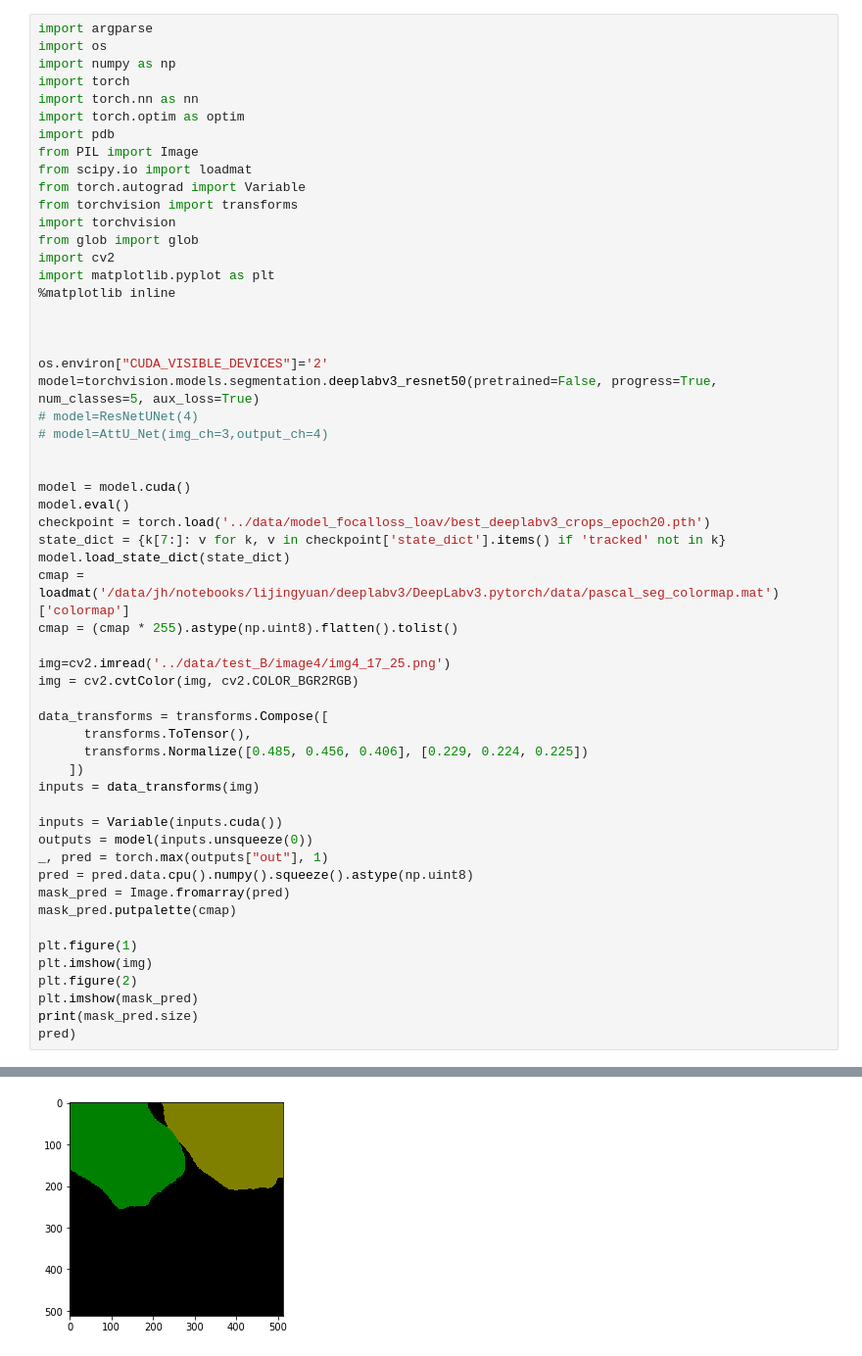
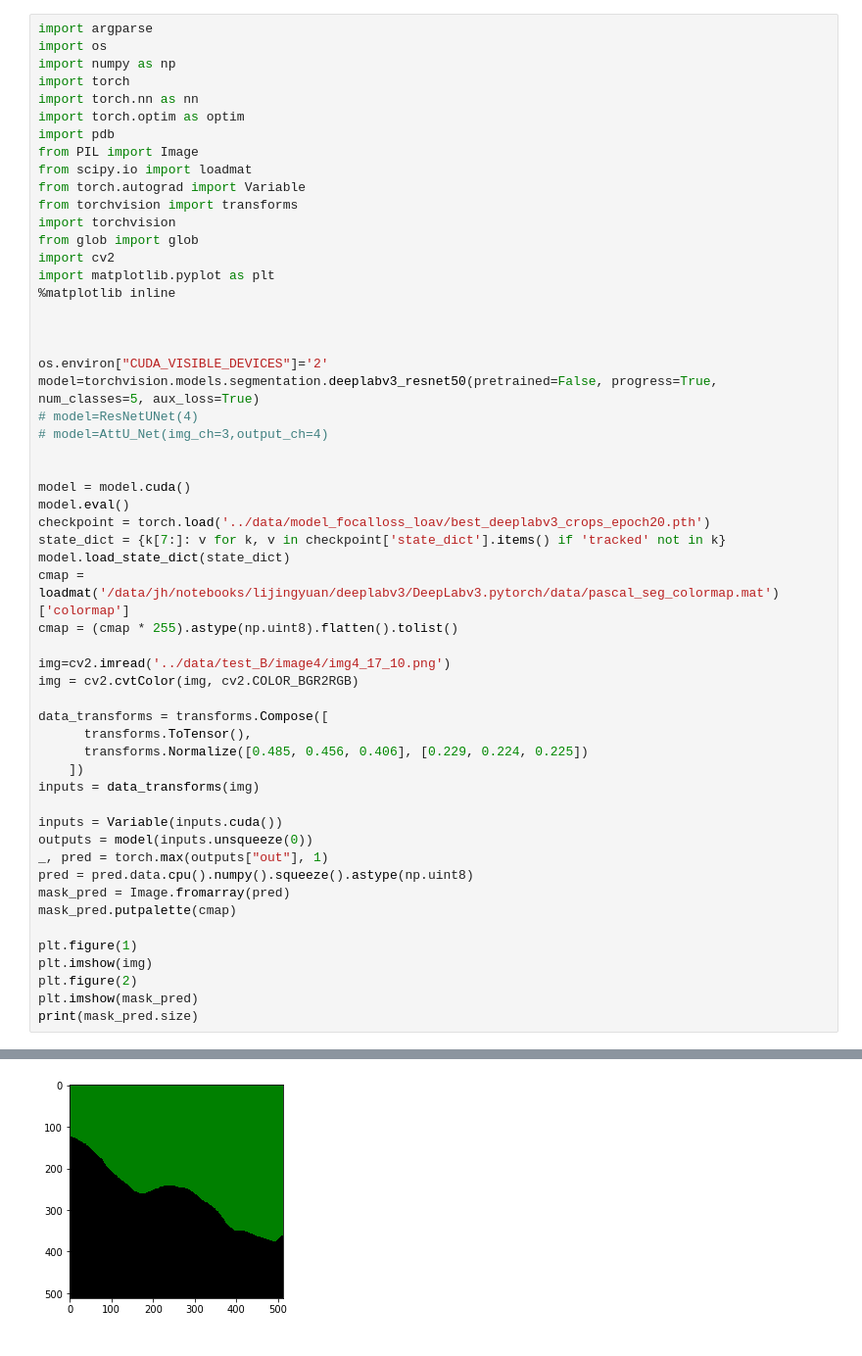
Before and after one commit to Lmoer/tianchi-agricultural-semantic-segmentation, a Jupyter notebook: CRF/CRF后处理.ipynb, the cells around one changed output, grey strips where cells are left out. Shown: that part at 98% size. Cells and saved outputs as stored; diff of their text form.

```diff
--- a/CRF/CRF后处理.ipynb
+++ b/CRF/CRF后处理.ipynb
@@ -32,7 +32,7 @@ model.load_state_dict(state_dict)
 cmap = loadmat('/data/jh/notebooks/lijingyuan/deeplabv3/DeepLabv3.pytorch/data/pascal_seg_colormap.mat')['colormap']
 cmap = (cmap * 255).astype(np.uint8).flatten().tolist()
 
-img=cv2.imread('../data/test_B/image4/img4_17_25.png')
+img=cv2.imread('../data/test_B/image4/img4_17_10.png')
 img = cv2.cvtColor(img, cv2.COLOR_BGR2RGB)
 
 data_transforms = transforms.Compose([
@@ -53,6 +53,5 @@ plt.imshow(img)
 plt.figure(2)
 plt.imshow(mask_pred)
 print(mask_pred.size)
-pred)
 # %% [output]
 (512, 512)
@@ -67,4 +59,4 @@ pred)
-[figure, old version]
+[figure, new version]
 # %%
 #crf后处理
 from post_crf import *
```
Also changed, not shown: parts of 3 cells of this notebook, 1 other file.
